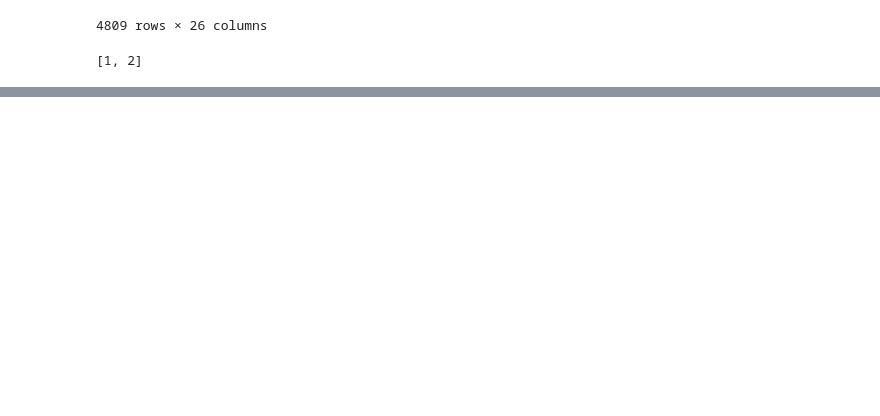
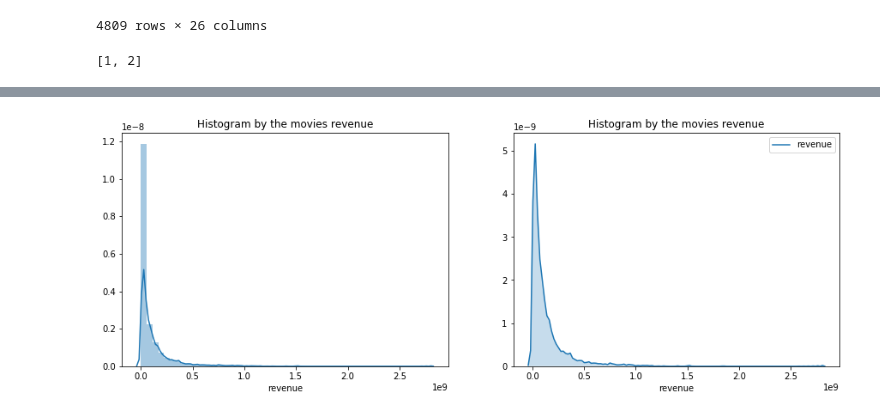
Before and after one commit to MilicaNovak/FinalProjectNTDS2017, a Jupyter notebook: resources/notebooks/DataAccess.ipynb, the cells around one changed output, grey strips where cells are left out. Saved outputs shown, nothing was run; the diff lists cells and outputs as text; code cells hidden in the pictures; blank space fills up the shorter version.

```diff
--- a/resources/notebooks/DataAccess.ipynb
+++ b/resources/notebooks/DataAccess.ipynb
@@ -47,0 +63,12 @@ a=[1,2,3]
+# %%
+fig, axes = plt.subplots(1, 2, figsize=(15, 5))
+
+g = sns.distplot(Movies['revenue'], kde=True, rug=False, ax=axes[0])
+g.set(title='Histogram by the movies revenue')
+
+sns.kdeplot(Movies["revenue"], shade=True)
+plt.title("Histogram by the movies revenue")
+plt.xlabel("revenue")
+plt.show()
+# %% [output]
+[figure, added]
```
Also changed, not shown: parts of 8 cells of this notebook, 2 other files.
